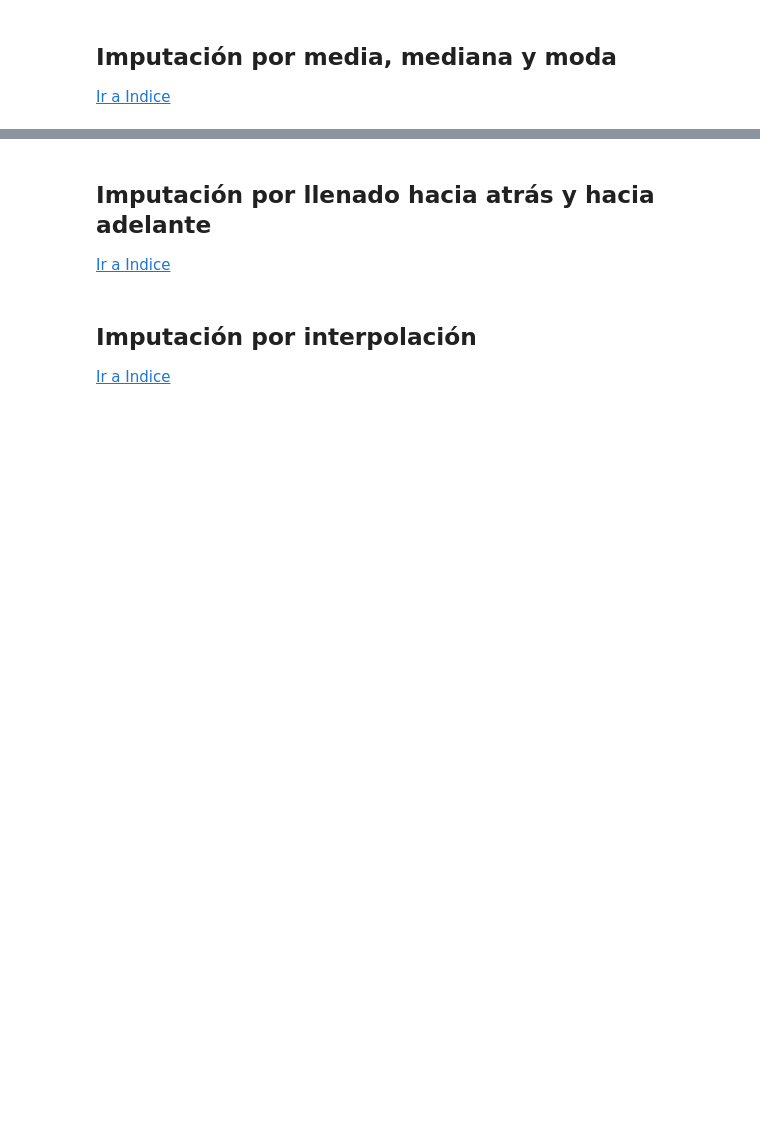
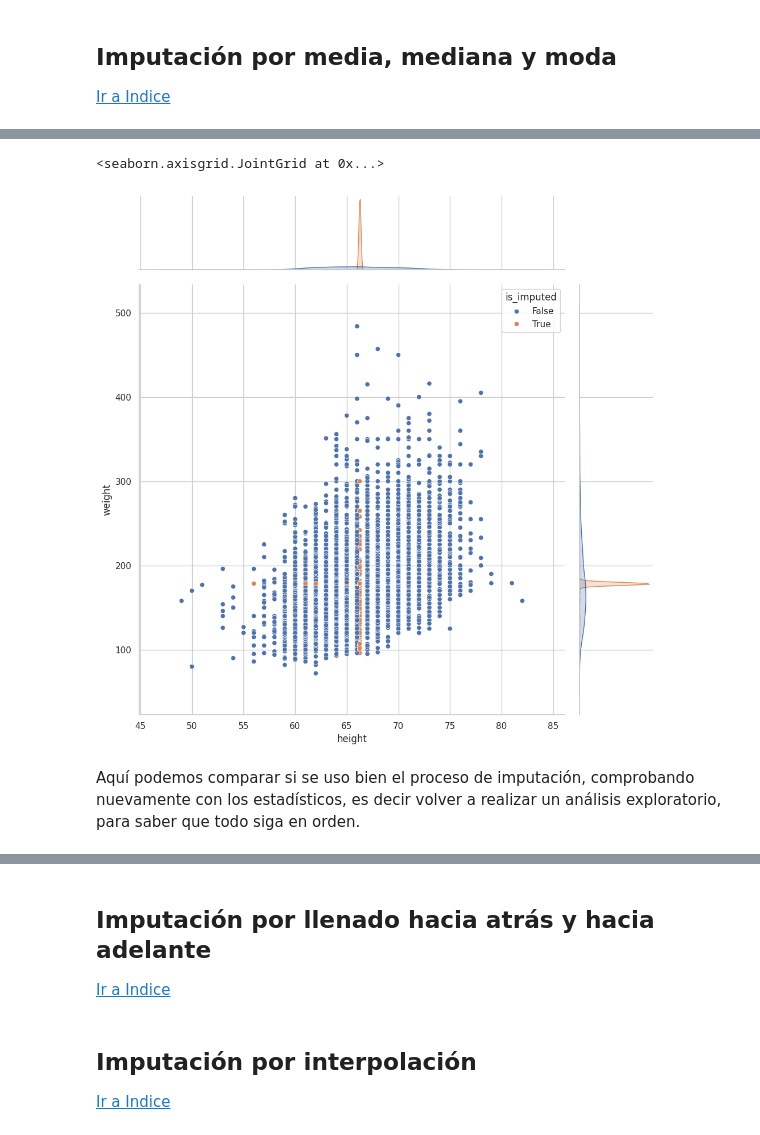
Before and after one commit to DensLopez/imputaci-n, a Jupyter notebook: codes/imputacion.ipynb, the cells around one changed output, grey strips where cells are left out. Cells and saved outputs as stored; diff of their text form; code cells hidden in the pictures; blank space fills up the shorter version.

```diff
--- a/codes/imputacion.ipynb
+++ b/codes/imputacion.ipynb
@@ -1775,0 +1959,29 @@ En este curso toca enfocarnos a **Imputación**
+# %%
+(
+    nhanes_df
+    #janitor
+    .select_columns('height','weight')
+    #Extensión de pandas `missing`
+    #aquí añadimos el sufijo para reconocer las imputadas
+    .missing.bind_shadow_matrix(True, False, suffix="_imp")
+    #imputando las variables y sobreescribiendo
+    #ESTO DE AQUÍ es igual a usar el transform
+    .assign(
+        height=lambda df: df.height.fillna(value=df.height.mean()),
+        weight=lambda df: df.weight.fillna(value=df.weight.mean())
+    )
+    .missing.scatter_imputation_plot(
+        x='height',
+        y='weight',
+        #parámetro para que nos muestre la distribución
+        show_marginal=True,
+        #modificando tamaño desde Seaborn
+        #quitamos el plt.figure
+        height=10
+    )
+)
+# %% [output]
+<seaborn.axisgrid.JointGrid at 0x...>
+[figure, added]
+# %% [markdown]
+Aquí podemos comparar si se uso bien el proceso de imputación, comprobando nuevamente con los estadísticos, es decir volver a realizar un análisis exploratorio, para saber que todo siga en orden.
```
Also changed, not shown: parts of 22 cells of this notebook, 1 other file.
